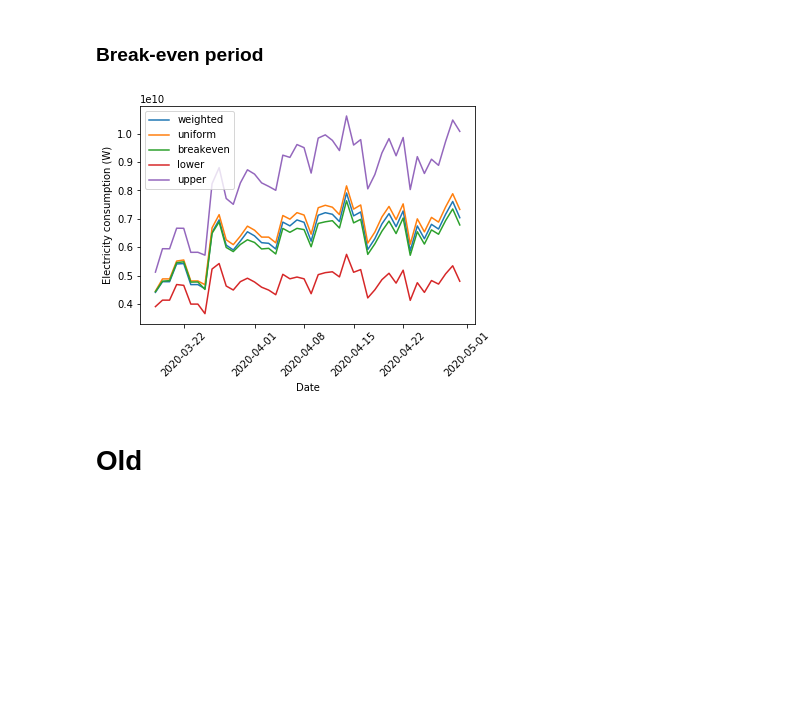
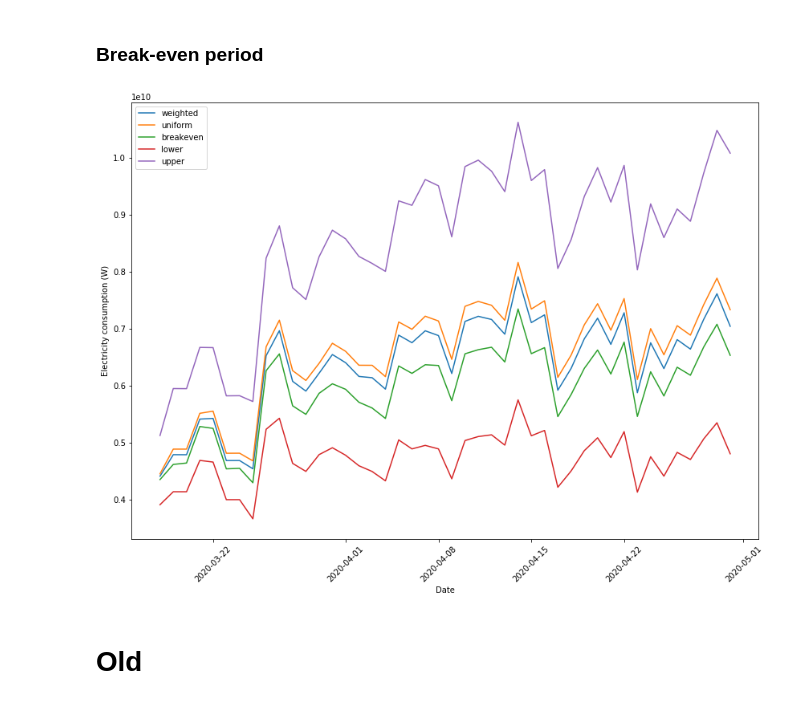
Before and after one commit to Lukasdeloose/sustainable_blockchain, a Jupyter notebook: data_analysis/energy_consumption.ipynb, the cells around one changed output. Drawn from its saved outputs; the diff is of its cells as text; code cells hidden in the pictures; blank space fills up the shorter version.

```diff
--- a/data_analysis/energy_consumption.ipynb
+++ b/data_analysis/energy_consumption.ipynb
@@ -731,18 +687,19 @@ def calc_estimate_breakeven(coin, coin_prof_hardware_dict, PUE=std_PUE):
 hardware_estimates = hardware_based_estimation(data_hist, estimates=True)
 hardware_estimates_total = calc_estimations(hardware_estimates)
 # %%
+plt.figure(figsize=(14,10))
 plt.plot(dates, hardware_estimates_total['weighted'], label="weighted")
 plt.plot(dates, hardware_estimates_total['uniform'], label="uniform")
 plt.plot(dates, hardware_estimates_total['breakeven'], label="breakeven")
 plt.plot(dates, hardware_bounds_total['lower'], label="lower")
 plt.plot(dates, hardware_bounds_total['upper'], label="upper")
 plt.xticks(rotation=45)
 plt.ylabel("Electricity consumption (W)")
 plt.xlabel("Date")
 plt.legend()
 plt.show()
 # %% [output]
-[figure, old version]
+[figure, new version]
 # %% [markdown]
 # Old
 # %% [markdown]
```
Also changed, not shown: parts of 16 cells of this notebook, 4 other files.
